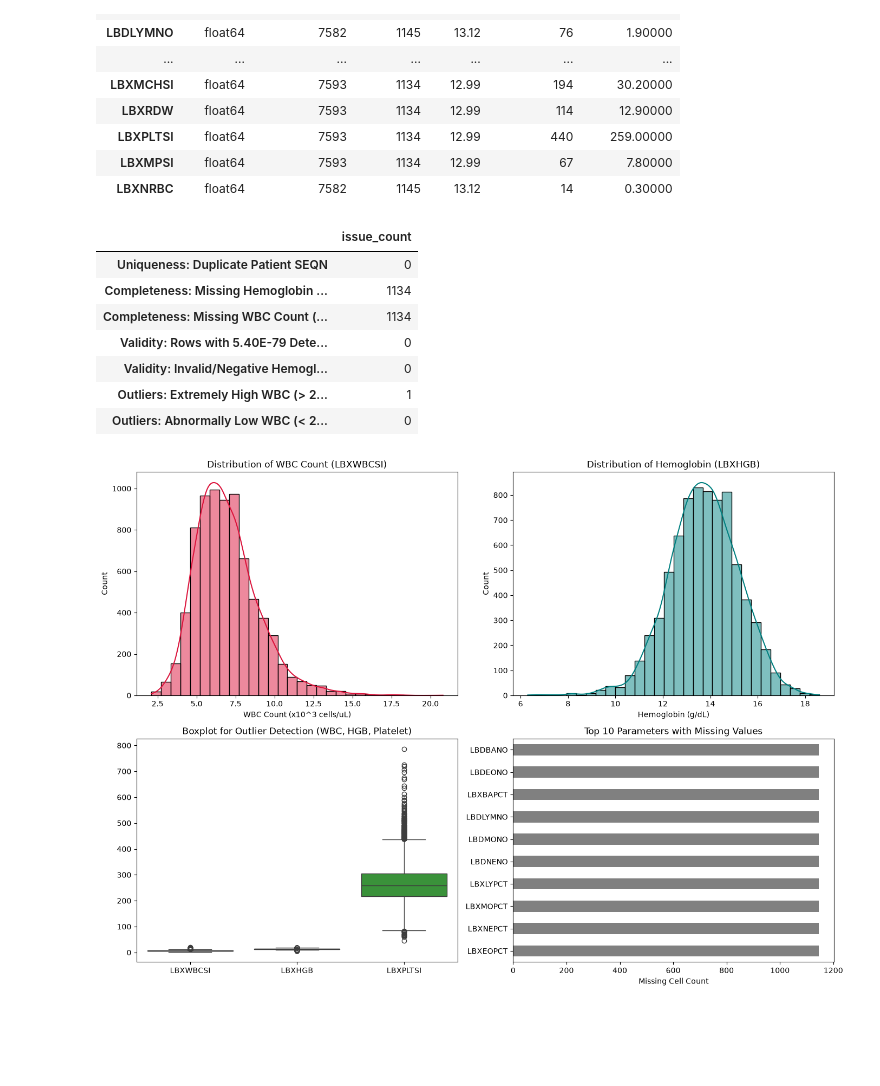
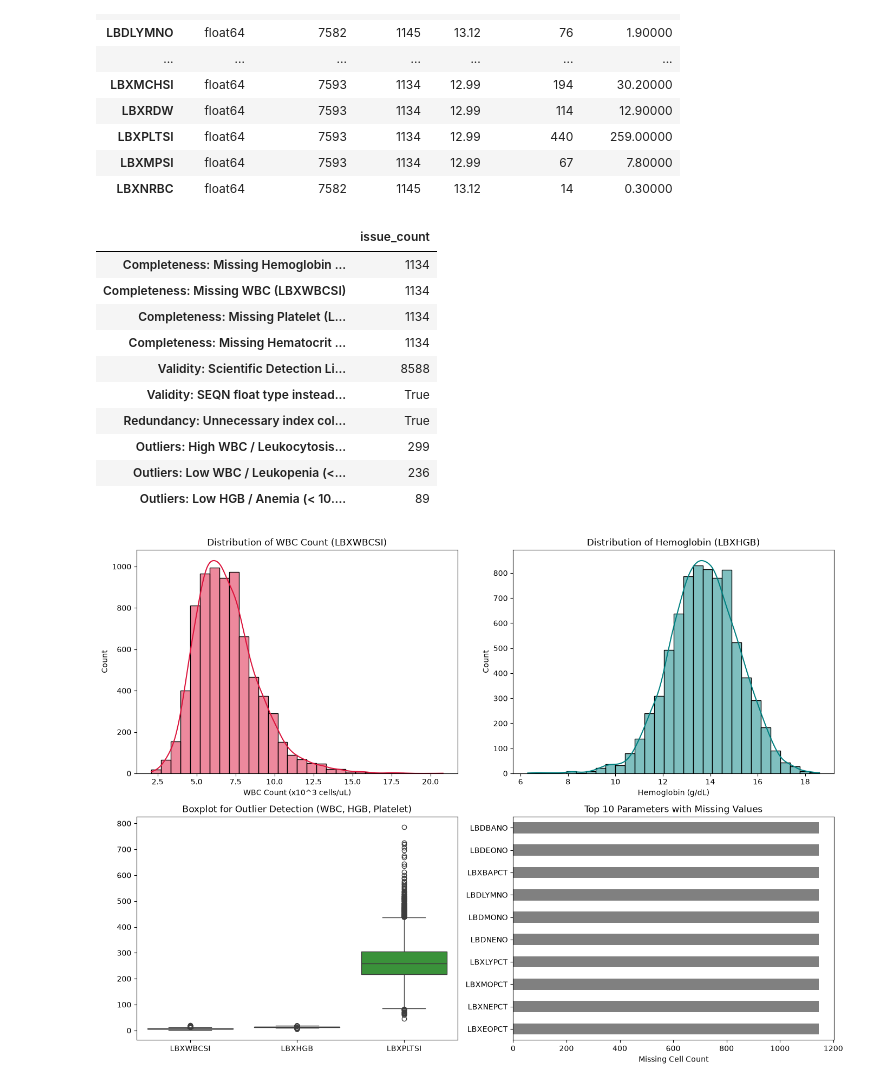
Before and after one commit to a212396-sudo/hospital-cempaka-lab, a Jupyter notebook: notebook/hospital_cempaka_pipeline.ipynb, the cells around one changed output. Saved outputs shown, nothing was run; the diff lists cells and outputs as text; code cells hidden in the pictures; blank space fills up the shorter version.

```diff
--- a/notebook/hospital_cempaka_pipeline.ipynb
+++ b/notebook/hospital_cempaka_pipeline.ipynb
@@ -57,31 +57,42 @@ profile_cbc(cbc_df)
 | LBXMPSI | float64 | 7593 | 1134 | 12.99 | 67 | 7.80000 |
 | LBXNRBC | float64 | 7582 | 1145 | 13.12 | 14 | 0.30000 |
 # %%
-# Identify laboratory detection limit values (e.g., 5.40E-79)
-detection_limit_pattern = r"5\.40E-79|E-"
+# Check detection limit values (numbers less than 1e-10)
+validity_limit_code_count = (cbc_df.drop(columns=["SEQN", "Unnamed: 0"], errors="ignore") < 1e-10).sum().sum()
 
 quality_checks = {
-    "Uniqueness: Duplicate Patient SEQN": cbc_df["SEQN"].duplicated().sum(),
+    # 1. Completeness Dimension
     "Completeness: Missing Hemoglobin (LBXHGB)": cbc_df["LBXHGB"].isna().sum(),
-    "Completeness: Missing WBC Count (LBXWBCSI)": cbc_df["LBXWBCSI"].isna().sum(),
-    "Validity: Rows with 5.40E-79 Detection Limit Code": cbc_df.astype(str).apply(
-        lambda col: col.str.contains(detection_limit_pattern, na=False)
-    ).sum().sum(),
-    "Validity: Invalid/Negative Hemoglobin Values": (cbc_df["LBXHGB"] <= 0).sum(),
-    "Outliers: Extremely High WBC (> 20 x10^3/uL - Critical Infection/Leukemia)": (cbc_df["LBXWBCSI"] > 20.0).sum(),
-    "Outliers: Abnormally Low WBC (< 2.0 x10^3/uL - Severe Leukopenia)": (cbc_df["LBXWBCSI"] < 2.0).sum()
+    "Completeness: Missing WBC (LBXWBCSI)": cbc_df["LBXWBCSI"].isna().sum(),
+    "Completeness: Missing Platelet (LBXPLTSI)": cbc_df["LBXPLTSI"].isna().sum(),
+    "Completeness: Missing Hematocrit (LBXHCT)": cbc_df["LBXHCT"].isna().sum(),
+
+    # 2. Validity & Data Type Issues
+    "Validity: Scientific Detection Limit Codes (< 1e-10)": validity_limit_code_count,
+    "Validity: SEQN float type instead of integer": (cbc_df["SEQN"].dtype == "float64"),
+
+    # 3. Redundancy / Structure
+    "Redundancy: Unnecessary index column (Unnamed: 0)": ("Unnamed: 0" in cbc_df.columns),
+
+    # 4. Outliers (Medical Boundaries)
+    "Outliers: High WBC / Leukocytosis (> 11.0 x10^3/uL)": (cbc_df["LBXWBCSI"] > 11.0).sum(),
+    "Outliers: Low WBC / Leukopenia (< 4.0 x10^3/uL)": (cbc_df["LBXWBCSI"] < 4.0).sum(),
+    "Outliers: Low HGB / Anemia (< 10.0 g/dL)": (cbc_df["LBXHGB"] < 10.0).sum()
 }
 
 pd.Series(quality_checks).to_frame(name="issue_count")
 # %% [output]
 |  | issue_count |
-| Uniqueness: Duplicate Patient SEQN | 0 |
 | Completeness: Missing Hemoglobin ... | 1134 |
-| Completeness: Missing WBC Count (... | 1134 |
-| Validity: Rows with 5.40E-79 Dete... | 0 |
-| Validity: Invalid/Negative Hemogl... | 0 |
-| Outliers: Extremely High WBC (> 2... | 1 |
-| Outliers: Abnormally Low WBC (< 2... | 0 |
+| Completeness: Missing WBC (LBXWBCSI) | 1134 |
+| Completeness: Missing Platelet (L... | 1134 |
+| Completeness: Missing Hematocrit ... | 1134 |
+| Validity: Scientific Detection Li... | 8588 |
+| Validity: SEQN float type instead... | True |
+| Redundancy: Unnecessary index col... | True |
+| Outliers: High WBC / Leukocytosis... | 299 |
+| Outliers: Low WBC / Leukopenia (<... | 236 |
+| Outliers: Low HGB / Anemia (< 10.... | 89 |
 # %%
 fig, axes = plt.subplots(2, 2, figsize=(14, 10))
 
```
Also changed, not shown: parts of 2 cells of this notebook.
